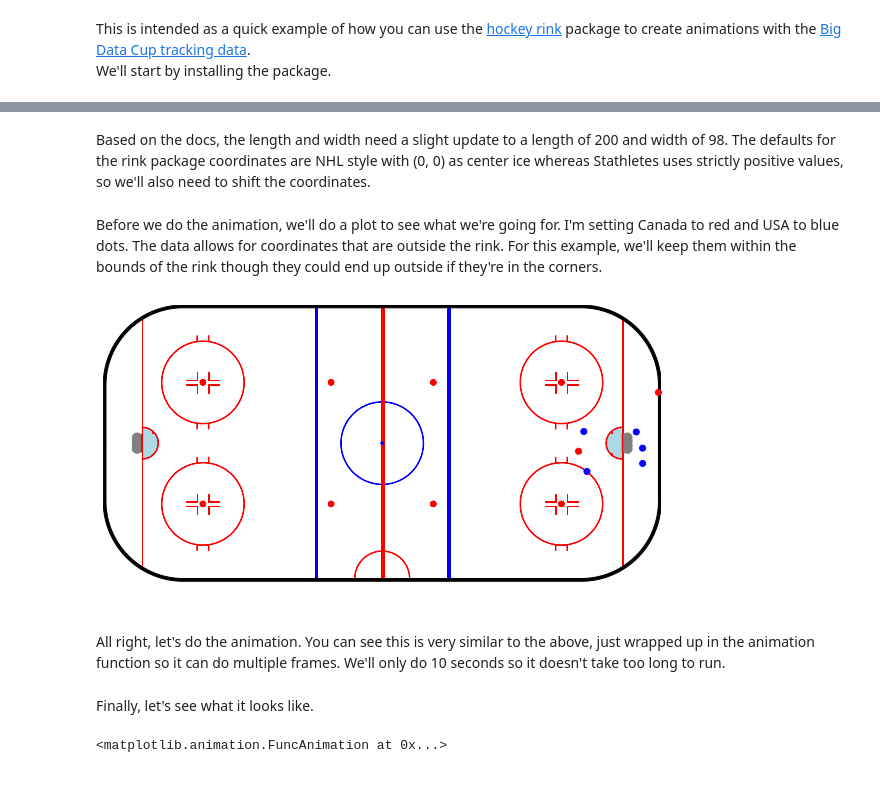
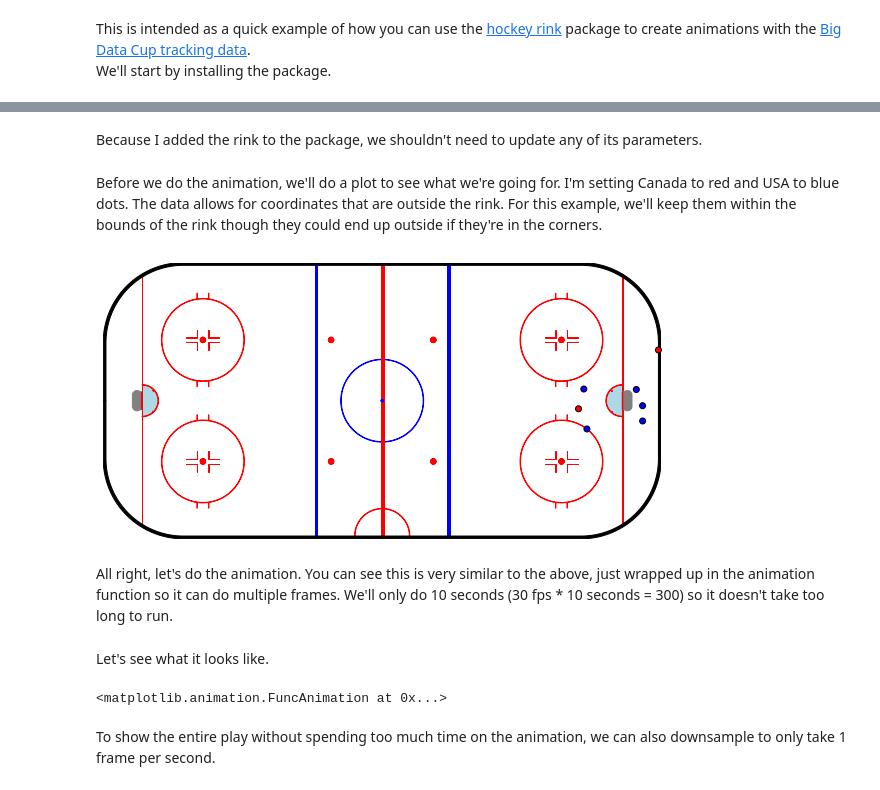
Before and after one commit to the-bucketless/bdc, a Jupyter notebook: bdc_tracking_animation.ipynb, the cells around one changed output, grey strips where cells are left out. Cells and saved outputs as stored; diff of their text form; code cells hidden in the pictures.

```diff
--- a/bdc_tracking_animation.ipynb
+++ b/bdc_tracking_animation.ipynb
@@ -43,5 +43,3 @@ df = pd.read_csv(
     "https://raw.githubusercontent.com/bigdatacup/Big-Data-Cup-2021/main/TrackingData/"
     "2022-02-08%20Canada%20at%20USA/2022-02-08%20Canada%20at%20USA%20P1%20PP1.csv"
 )
-# %% [markdown]
-Based on the docs, the length and width need a slight update to a length of 200 and width of 98. The defaults for the rink package coordinates are NHL style with (0, 0) as center ice whereas Stathletes uses strictly positive values, so we'll also need to shift the coordinates.
@@ -54,22 +46,26 @@ rink = IIHFRink(
+# %% [markdown]
+Because I added the rink to the package, we shouldn't need to update any of its parameters.
+# %%
+rink = BDCRink()
 # %% [markdown]
 Before we do the animation, we'll do a plot to see what we're going for. I'm setting Canada to red and USA to blue dots. The data allows for coordinates that are outside the rink. For this example, we'll keep them within the bounds of the rink though they could end up outside if they're in the corners.
 # %%
 team_colors = {"Light": "red", "Dark": "blue"}
 
 frame_id = 301
 frame_df = df.loc[df.frame_id == frame_id, :]
 
 xs = frame_df.x_ft.clip(lower=0, upper=200)
 ys = frame_df.y_ft.clip(lower=0, upper=98)
 color = frame_df.team_id.map(team_colors)
 
 fig = plt.figure(figsize=(10, 8))
 rink.draw()
-rink.scatter(xs, ys, c=color, is_constrained=False, zorder=101);
+rink.scatter(xs, ys, c=color, edgecolor="black", is_constrained=False, zorder=101);
 # %% [output]
-[figure, old version]
+[figure, new version]
 # %% [markdown]
-All right, let's do the animation. You can see this is very similar to the above, just wrapped up in the animation function so it can do multiple frames. We'll only do 10 seconds so it doesn't take too long to run.
+All right, let's do the animation. You can see this is very similar to the above, just wrapped up in the animation function so it can do multiple frames. We'll only do 10 seconds (30 fps * 10 seconds = 300) so it doesn't take too long to run.
 # %%
 fig = plt.figure(figsize=(10, 8))
 fig.set_facecolor("white")
@@ -94,8 +90,10 @@ def update(frame_id):
 anim = animation.FuncAnimation(fig, update, frames=df.frame_id.unique()[:300], interval=33)
 plt.close()
 # %% [markdown]
-Finally, let's see what it looks like.
+Let's see what it looks like.
 # %%
 anim
 # %% [output]
 <matplotlib.animation.FuncAnimation at 0x...>
+# %% [markdown]
+To show the entire play without spending too much time on the animation, we can also downsample to only take 1 frame per second.
```
Also changed, not shown: parts of 8 cells of this notebook.
